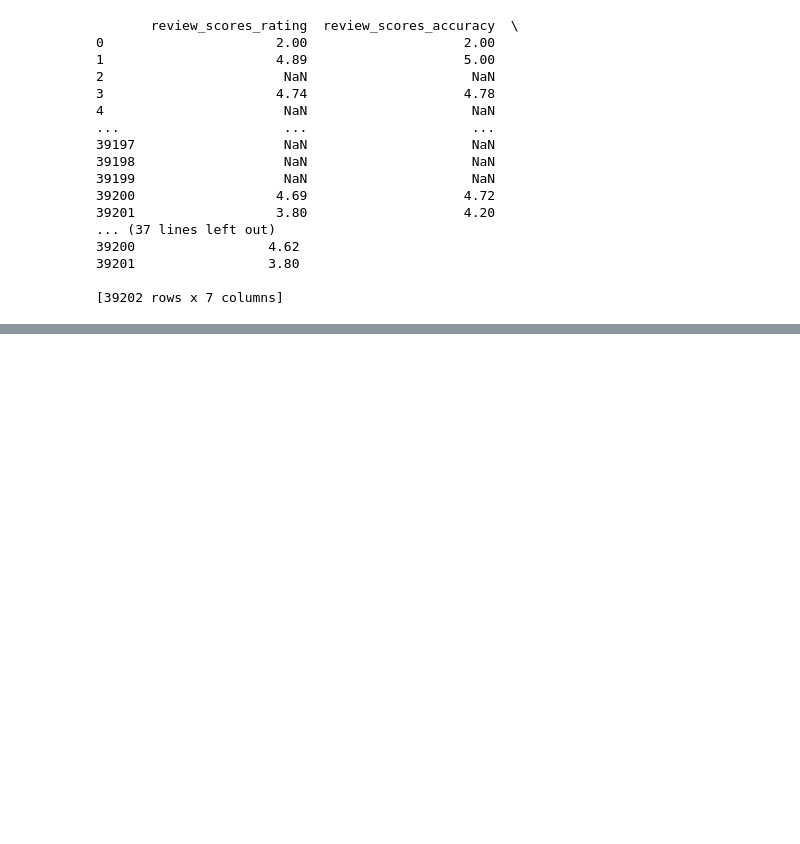
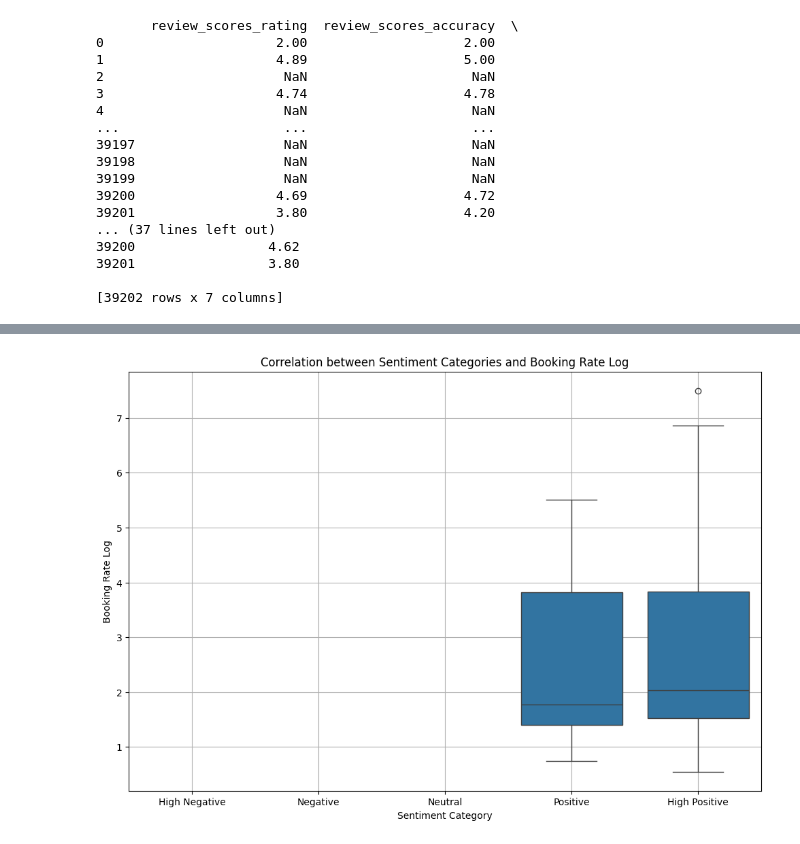
Before and after one commit to Hackyeahh/CISC-351-Group-10, a Jupyter notebook: offline data-processing.ipynb, the cells around one changed output, grey strips where cells are left out. Drawn from its saved outputs; the diff is of its cells as text; code cells hidden in the pictures; blank space fills up the shorter version.

```diff
--- a/offline data-processing.ipynb
+++ b/offline data-processing.ipynb
@@ -1141,0 +675,14 @@ Correlation between sentiment scores and booking rates: 0.02494301854661185
+# %%
+import matplotlib.pyplot as plt
+import seaborn as sns
+
+# Create a categorical scatter plot
+plt.figure(figsize=(12, 8))
+sns.boxplot(x='sentiment_category', y='BOOKING_RATE_LOG', data=listings_with_sentiment, order=['High Negative', 'Negative', 'Neutral', 'Positive', 'High Positive'])
+plt.title('Correlation between Sentiment Categories and Booking Rate Log')
+plt.xlabel('Sentiment Category')
+plt.ylabel('Booking Rate Log')
+plt.grid(True)
+plt.show()
+# %% [output]
+[figure, added]
```
Also changed, not shown: parts of 18 cells of this notebook.
